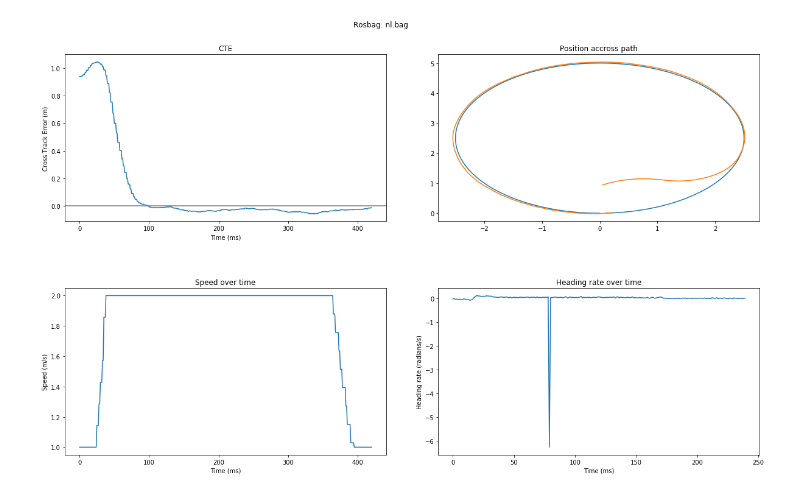
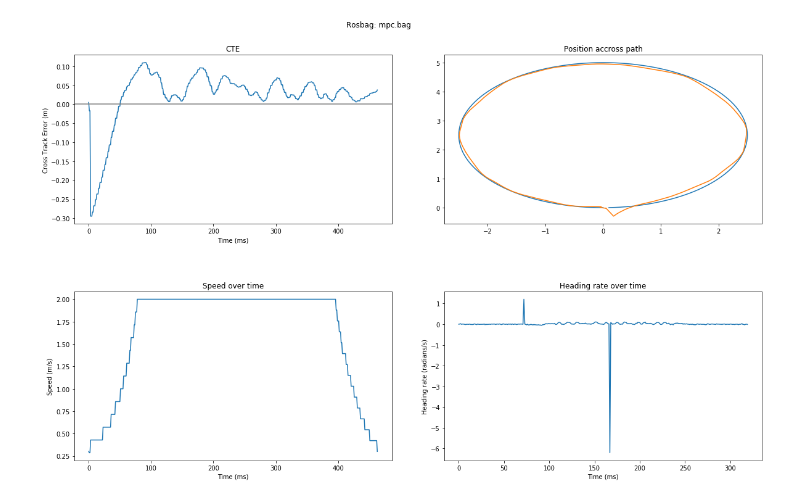
Before and after one commit to nathanyi96/490R-Mobile-Robots, a Jupyter notebook: src/lab2/bags/Controller Plotting.ipynb, the cells around one changed output. Drawn from its saved outputs; the diff is of its cells as text; code cells hidden in the pictures.

```diff
--- a/src/lab2/bags/Controller Plotting.ipynb
+++ b/src/lab2/bags/Controller Plotting.ipynb
@@ -21,7 +21,7 @@ def pose_to_config(pose):
 # %%
 
 # put the bag name here.
-bag_name = "nl.bag"
+bag_name = "mpc.bag"
 
 bag = rosbag.Bag(bag_name)
 error = []
@@ -54,31 +54,31 @@ path_xs = path[:,0]
 path_ys = path[:,1]
 
 poses_xs = poses[:, 0]
 poses_ys = poses[:, 1]
 
 plt.subplot(222)
 plt.title("Position accross path")
 plt.plot(path_xs, path_ys, poses_xs, poses_ys)
 plt.tight_layout()
 fig = plt.gcf()
 fig.set_size_inches(18.5, 10.5)
 fig.suptitle("Rosbag: " + bag_name)
 
 plt.subplot(223)
 plt.plot(speeds)
 
 plt.title("Speed over time")
 plt.ylabel("Speed (m/s)")
 plt.xlabel("Time (ms)")
 
 plt.subplot(224)
 angle_delta = poses[1:,2] - poses[:-1,2]
 plt.plot(angle_delta)
 
 plt.title("Heading rate over time")
 plt.ylabel("Heading rate (radians/s)")
 plt.xlabel("Time (ms)")
 
 plt.show()
 # %% [output]
-[figure, old version]
+[figure, new version]
```
Also changed, not shown: 41 other files.
